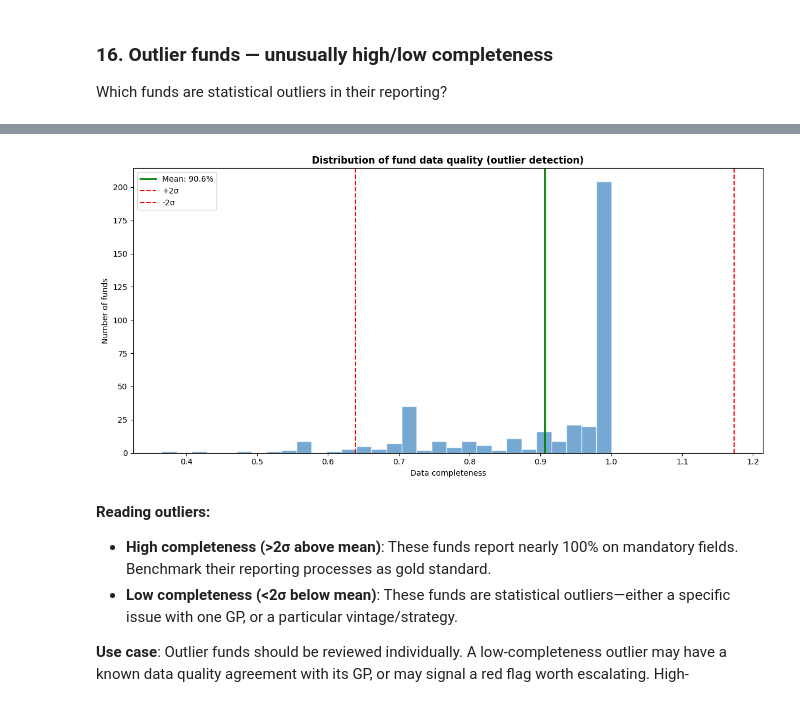
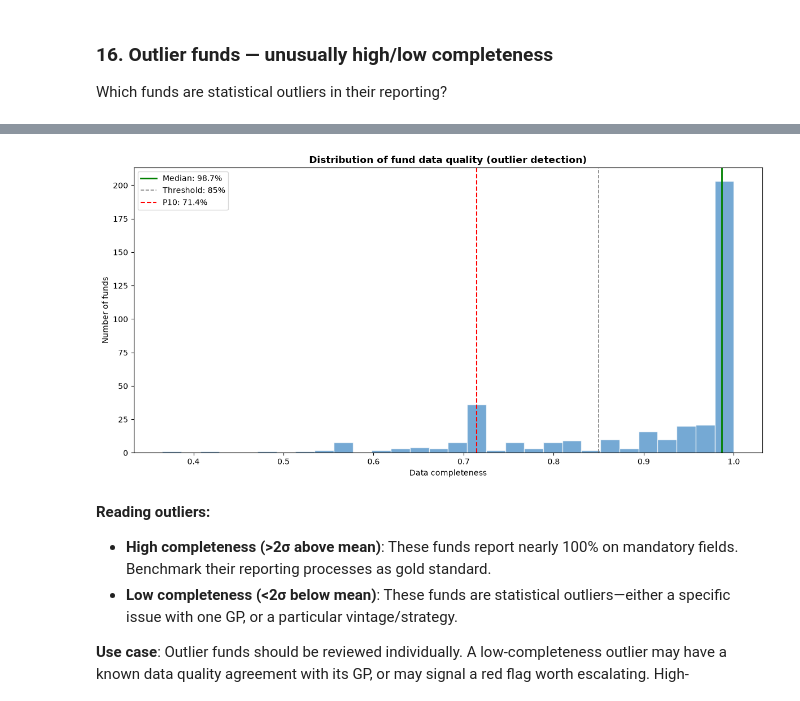
Before and after one commit to kyulli/FundHoldings, a Jupyter notebook: notebooks/(phase1)holdings_data_state_analysis.ipynb, the cells around one changed output, grey strips where cells are left out. Saved outputs shown, nothing was run; the diff lists cells and outputs as text; code cells hidden in the pictures.

```diff
--- a/notebooks/(phase1)holdings_data_state_analysis.ipynb
+++ b/notebooks/(phase1)holdings_data_state_analysis.ipynb
@@ -130,7 +168,9 @@ array(['Current', nan, 'Fully Exited', 'Partially Exited', 'Written Down',
        'Partially Exited, Remainder Written Down', 'Written Off'],
       dtype=object)
 # %%
-df_clean['As At Date'] = pd.to_datetime(df_clean['As At Date'], dayfirst=True)
+df_clean['As At Date'] = pd.to_datetime(df_clean['As At Date'], format='%d-%b-%y')
+assert df_clean['As At Date'].notna().all(), 'As At Date failed to parse'
+assert df_clean['As At Date'].between('2024-01-01', '2027-01-01').all(), 'date out of range'
 df_clean['Initial Investment Date'] = pd.to_datetime(df_clean['Initial Investment Date'], errors='coerce')
 # %%
 df.columns.to_frame(name = 'df_attributes', index=False).to_csv('../data/holdings_attributes.csv', index=False)
@@ -317,6 +349,14 @@ $$
 $$
 # %%
 df_real = df_values[df_clean.loc[df_values.index, 'is_real_investment']].copy()
+
+AS_OF     = df_real['As At Date'].max()
+df_asof   = df_real[df_real['As At Date'] == AS_OF].copy()
+
+print(f'Panel rows (all quarters) : {len(df_real):,}')
+print(f'Cross-section rows @ {AS_OF:%Y-%m-%d} : {len(df_asof):,}')
+print(f'Funds in latest quarter   : {df_asof["Fund Allocator ID"].nunique()} '
+      f'(of {df_real["Fund Allocator ID"].nunique()} ever seen)')
 
 fund_quality = df_real.groupby('Fund Allocator ID')[MANDATORY].apply(
     lambda x: x.notna().mean().mean()
@@ -918,7 +1074,11 @@ for sector, count in sector_counts.items():
     print(f'  {sector:<40} {count:>5,}  ({pct:>5.1f}%)')
 
 print('\n--- TOP 20 PORTFOLIO COMPANIES ---')
-company_counts = df_real['Source Asset'].value_counts().head(20)
+company_counts = (
+    df_asof.loc[df_clean.loc[df_asof.index, 'is_resolvable'], 'Source Asset']
+    .value_counts().head(20)
+)
+
 for company, count in company_counts.items():
     n_funds = (df_real[df_real['Source Asset'] == company]['Fund Allocator ID'].nunique())
     print(f'  {company:<40} {count:>5,} rows  ({n_funds:>2} funds)')
@@ -1019,28 +1179,49 @@ Smaller or emerging geographies (Africa, Estonia, Peru) show 100% completeness o
 
 Which funds are statistical outliers in their reporting?
 # %%
-quality_mean = fund_quality.mean()
-quality_std = fund_quality.std()
+p10   = fund_quality.quantile(0.10)
+p50   = fund_quality.median()
+n_all = len(fund_quality)
 
-z_scores = (fund_quality - quality_mean) / quality_std
+laggards  = fund_quality[fund_quality <= p10].sort_values()
+below_sla = fund_quality[fund_quality < FILL_THRESHOLD].sort_values()
+at_ceil   = fund_quality[fund_quality >= 0.999]
 
+z_scores      = (fund_quality - fund_quality.mean()) / fund_quality.std()
 outliers_high = z_scores[z_scores > 2].sort_values(ascending=False)
-outliers_low = z_scores[z_scores < -2].sort_values()
+outliers_low  = z_scores[z_scores < -2].sort_values()
+
+print(f'Median fund completeness      : {p50:.1%}')
+print(f'10th percentile               : {p10:.1%}')
+print(f'Funds below {FILL_THRESHOLD:.0%} threshold     : {len(below_sla)} / {n_all} '
+      f'({len(below_sla)/n_all:.1%})')
+print(f'Funds at effectively 100%     : {len(at_ceil)} / {n_all}')
+
+print(f'\n--- BOTTOM DECILE ({len(laggards)} funds) ---')
+for fund, score in laggards.items():
+    print(f'  {fund}  {score:.1%}')
 
 print('\n--- UNUSUALLY COMPLETE FUNDS (>2 std above mean) ---')
-for fund, z in outliers_high.items():
-    print(f'  {fund}  {fund_quality[fund]:.1%}  (z={z:.2f})')
+if len(outliers_high):
+    for fund, z in outliers_high.items():
+        print(f'  {fund}  {fund_quality[fund]:.1%}  (z={z:.2f})')
+else:
+    print('  None')
 
 print('\n--- UNUSUALLY SPARSE FUNDS (<2 std below mean) ---')
-for fund, z in outliers_low.items():
-    print(f'  {fund}  {fund_quality[fund]:.1%}  (z={z:.2f})')
+if len(outliers_low):
+    for fund, z in outliers_low.items():
+        print(f'  {fund}  {fund_quality[fund]:.1%}  (z={z:.2f})')
+else:
+    print('  None')
 
 # Chart
 fig, ax = plt.subplots(figsize=(12, 6))
 ax.hist(fund_quality.values, bins=30, color='#3b85c2', edgecolor='white', alpha=0.7)
-ax.axvline(quality_mean, color='green', linestyle='-', linewidth=2, label=f'Mean: {quality_mean:.1%}')
-ax.axvline(quality_mean + 2*quality_std, color='red', linestyle='--', linewidth=1.5, label=f'+2σ')
-ax.axvline(quality_mean - 2*quality_std, color='red', linestyle='--', linewidth=1.5, label=f'-2σ')
+ax.axvline(p50, color='green', linestyle='-', linewidth=2, label=f'Median: {p50:.1%}')
+ax.axvline(FILL_THRESHOLD, color='gray', linestyle='--', linewidth=1.2,
+           label=f'Threshold: {FILL_THRESHOLD:.0%}')
+ax.axvline(p10, color='red', linestyle='--', linewidth=1.5, label=f'P10: {p10:.1%}')
 ax.set_xlabel('Data completeness')
 ax.set_ylabel('Number of funds')
 ax.set_title('Distribution of fund data quality (outlier detection)', fontweight='bold')
@@ -1067,6 +1248,6 @@ print('\nChart saved: fund_quality_distribution_outliers.png')
 
 Chart saved: fund_quality_distribution_outliers.png
-[figure, old version]
+[figure, new version]
 # %% [markdown]
 **Reading outliers:**
 
```
Also changed, not shown: parts of 36 cells of this notebook, 1 other file.
